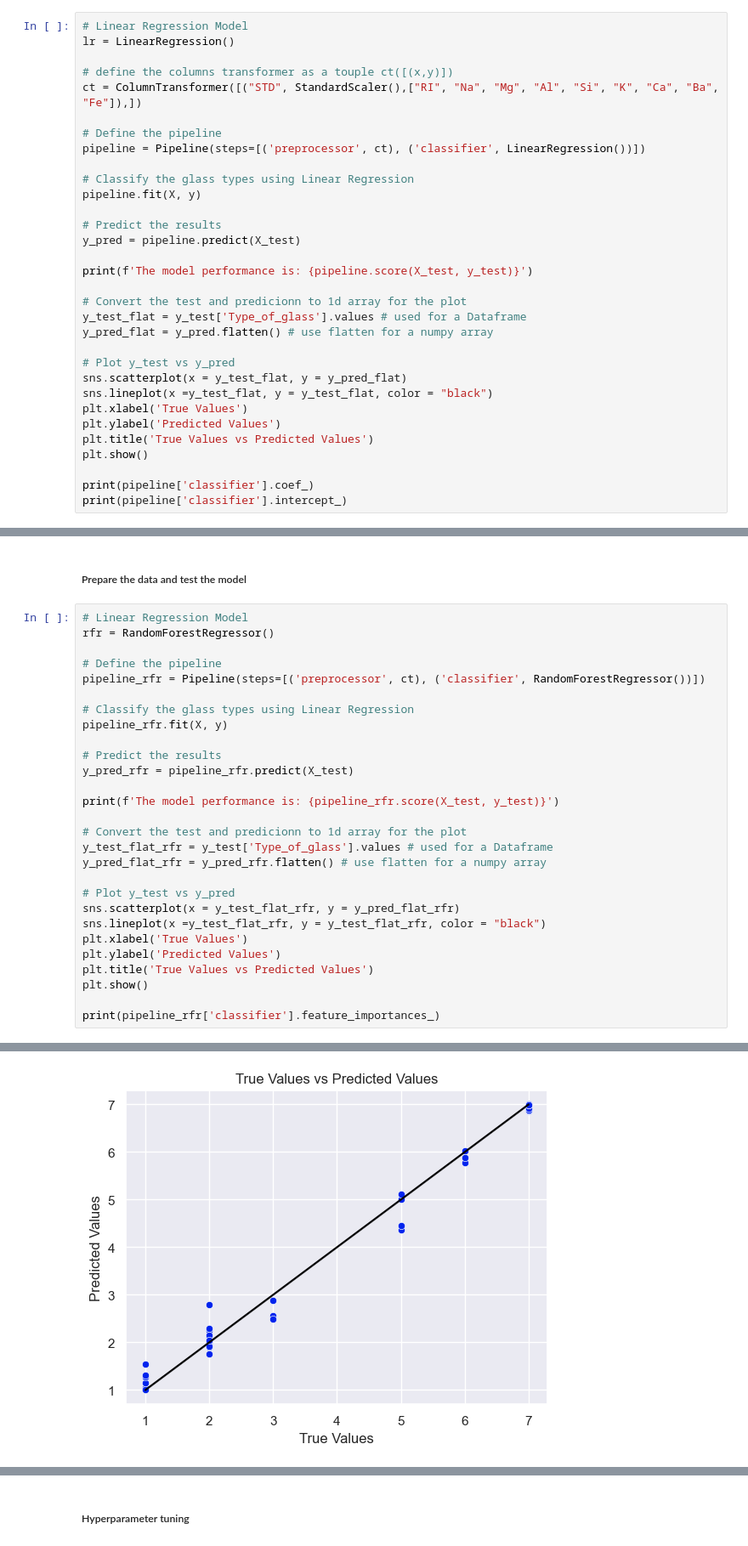
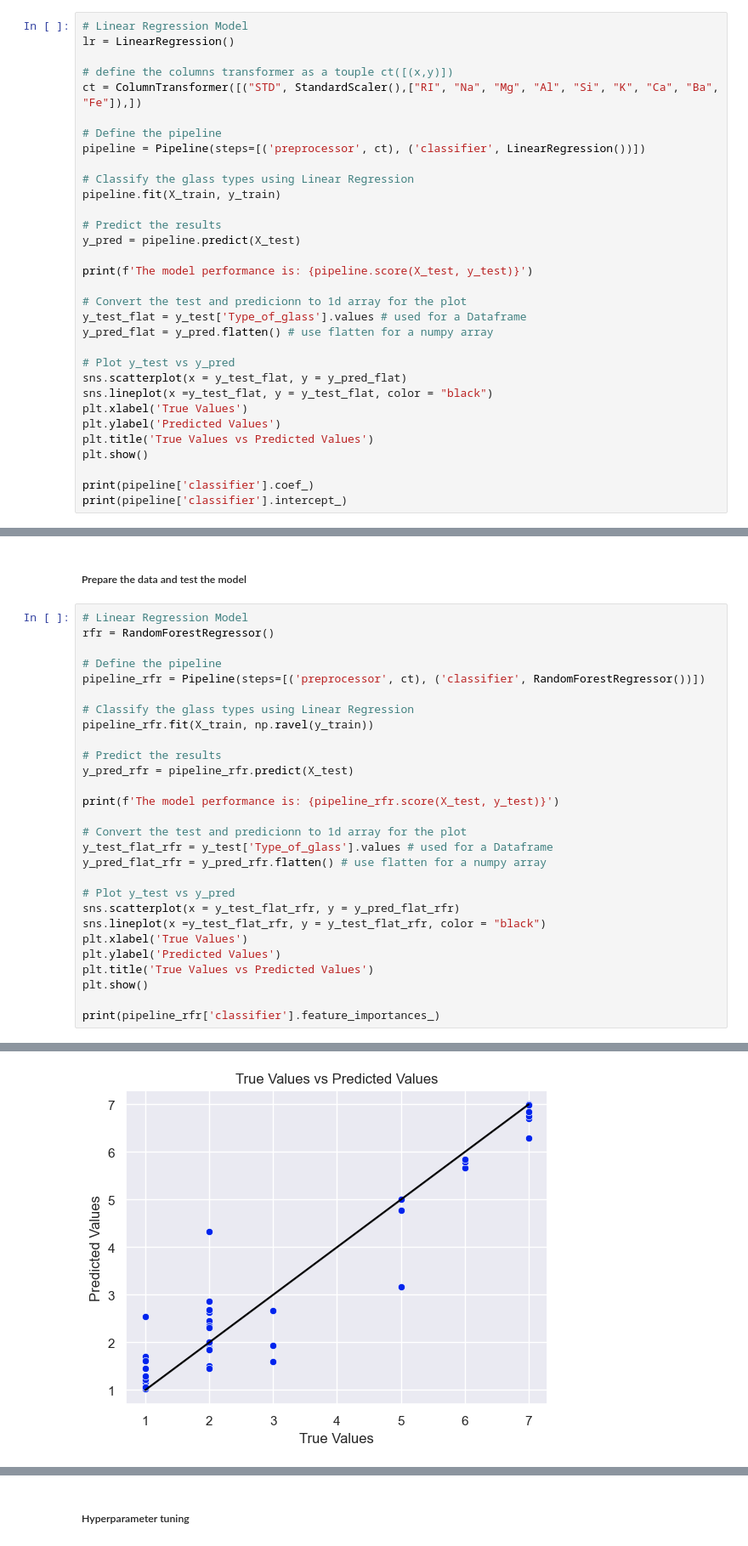
Before and after one commit to GALLP900/CodAcG_Github, a Jupyter notebook: Python_Projects/Glass Classification/Glass_Classification.ipynb, the cells around one changed output, grey strips where cells are left out. Shown at 85% size. Cells and saved outputs as stored; diff of their text form.

```diff
--- a/Python_Projects/Glass Classification/Glass_Classification.ipynb
+++ b/Python_Projects/Glass Classification/Glass_Classification.ipynb
@@ -344,7 +346,7 @@ ct = ColumnTransformer([("STD", StandardScaler(),["RI",	"Na", "Mg",	"Al", "Si",
 pipeline = Pipeline(steps=[('preprocessor', ct), ('classifier', LinearRegression())])
 
 # Classify the glass types using Linear Regression
-pipeline.fit(X, y)
+pipeline.fit(X_train, y_train)
 
 # Predict the results
 y_pred = pipeline.predict(X_test)
@@ -387,7 +389,7 @@ rfr = RandomForestRegressor()
 pipeline_rfr = Pipeline(steps=[('preprocessor', ct), ('classifier', RandomForestRegressor())])
 
 # Classify the glass types using Linear Regression
-pipeline_rfr.fit(X, y)
+pipeline_rfr.fit(X_train, np.ravel(y_train))
 
 # Predict the results
 y_pred_rfr = pipeline_rfr.predict(X_test)
@@ -412 +414 @@ The model performance is: 0.9877095887580079
-[figure, old version]
+[figure, new version]
```
Also changed, not shown: parts of 15 cells of this notebook.
